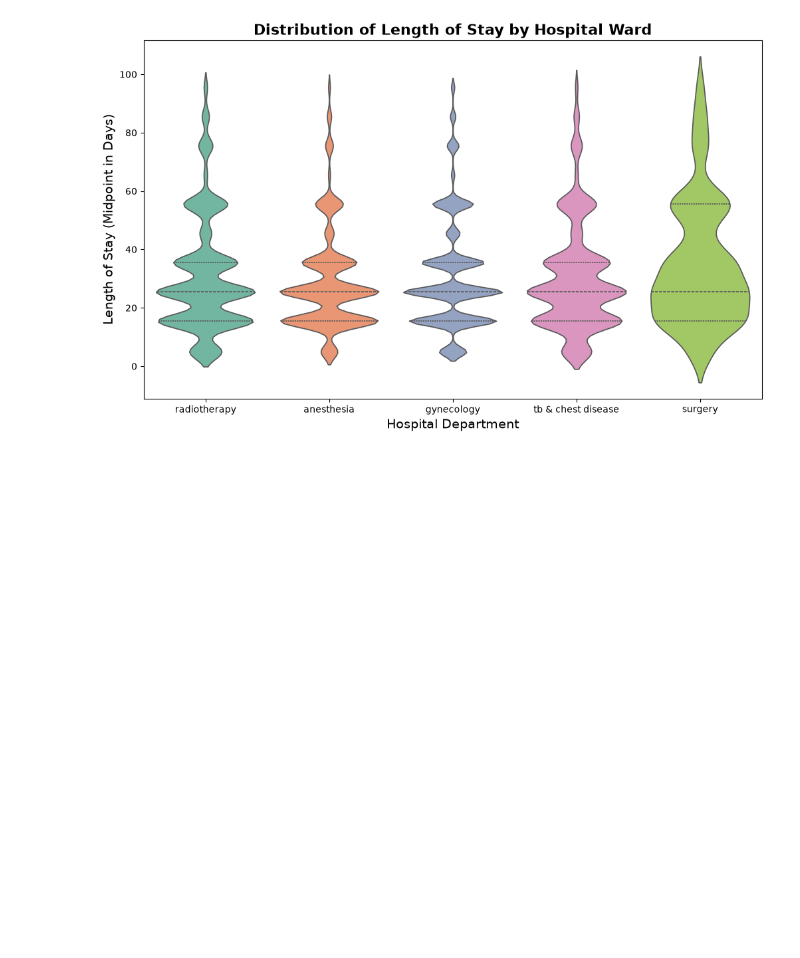
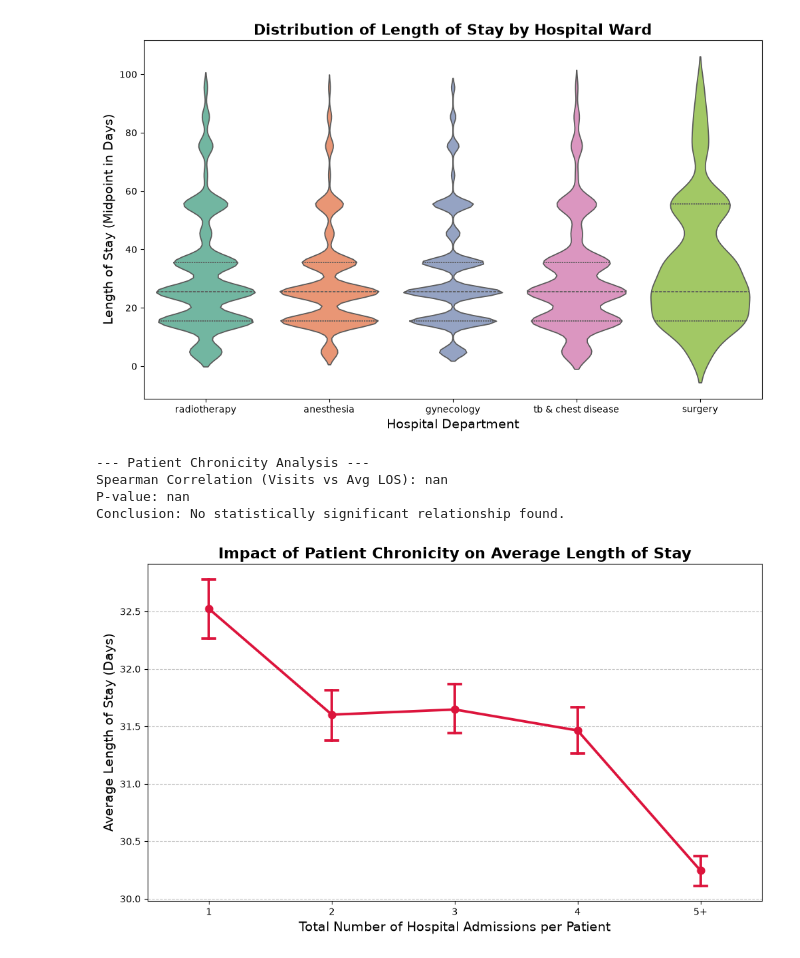
Before and after one commit to JNAUS23/programming_TUM, a Jupyter notebook: Stan_24_06.ipynb, the cells around one changed output. Saved outputs shown, nothing was run; the diff lists cells and outputs as text; code cells hidden in the pictures; blank space fills up the shorter version.

```diff
--- a/Stan_24_06.ipynb
+++ b/Stan_24_06.ipynb
@@ -410,3 +410,78 @@ Passing `palette` without assigning `hue` is deprecated and will be removed in v
   sns.violinplot(
 TypeError: xticks(): Parameter 'labels' can't be set without setting 'ticks'
 [figure]
+# %%
+import pandas as pd
+import scipy.stats as stats
+import matplotlib.pyplot as plt
+import seaborn as sns
+
+# ==========================================
+# 1. DATA PREP & PATIENT AGGREGATION
+# ==========================================
+# (Assuming your df already has the 'Stay_Numeric' column from our previous scripts)
+patient_col = 'patientid' # Update this if your column is named differently!
+
+# Group by the unique Patient ID
+# We want two things: the COUNT of their visits, and the MEAN of their Length of Stay
+patient_df = df.groupby(patient_col).agg(
+    Total_Visits=('Stay_Numeric', 'count'),
+    Average_LOS=('Stay_Numeric', 'mean')
+).reset_index()
+
+# ==========================================
+# 2. STATISTICAL PROOF (Spearman Correlation)
+# ==========================================
+print("--- Patient Chronicity Analysis ---")
+
+# We use Spearman because 'Total_Visits' is heavily right-skewed (most people have 1 visit)
+corr, p_value = stats.spearmanr(patient_df['Total_Visits'], patient_df['Average_LOS'])
+
+print(f"Spearman Correlation (Visits vs Avg LOS): {corr:.4f}")
+print(f"P-value: {p_value:.4f}")
+
+if p_value < 0.05:
+    if corr > 0:
+        print("Conclusion: Statistically significant POSITIVE trend. Frequent patients stay longer.")
+    elif corr < 0:
+        print("Conclusion: Statistically significant NEGATIVE trend. Frequent patients have shorter stays.")
+else:
+    print("Conclusion: No statistically significant relationship found.")
+
+# ==========================================
+# 3. VISUALIZATION (Trend Analysis)
+# ==========================================
+# To make the graph readable, we will cap extreme outliers (e.g., a patient with 15 visits)
+# into a single "5+ Visits" category.
+patient_df['Visit_Category'] = patient_df['Total_Visits'].apply(
+    lambda x: str(x) if x < 5 else '5+'
+)
+
+# Enforce a logical order for the plot
+visit_order = ['1', '2', '3', '4', '5+']
+patient_df['Visit_Category'] = pd.Categorical(patient_df['Visit_Category'], categories=visit_order, ordered=True)
+
+plt.figure(figsize=(10, 6))
+
+# A PointPlot is perfect here. It shows the mean (the dot) and the variance/confidence interval (the vertical line)
+sns.pointplot(
+    data=patient_df,
+    x='Visit_Category',
+    y='Average_LOS',
+    color='crimson',
+    capsize=0.1 # Adds nice horizontal caps to the error bars
+)
+
+plt.title('Impact of Patient Chronicity on Average Length of Stay', fontsize=16, fontweight='bold')
+plt.xlabel('Total Number of Hospital Admissions per Patient', fontsize=14)
+plt.ylabel('Average Length of Stay (Days)', fontsize=14)
+plt.grid(axis='y', linestyle='--', alpha=0.7)
+
+plt.tight_layout()
+plt.show()
+# %% [output]
+--- Patient Chronicity Analysis ---
+Spearman Correlation (Visits vs Avg LOS): nan
+P-value: nan
+Conclusion: No statistically significant relationship found.
+[figure, added]
```
Also changed, not shown: parts of 1 cell of this notebook.
